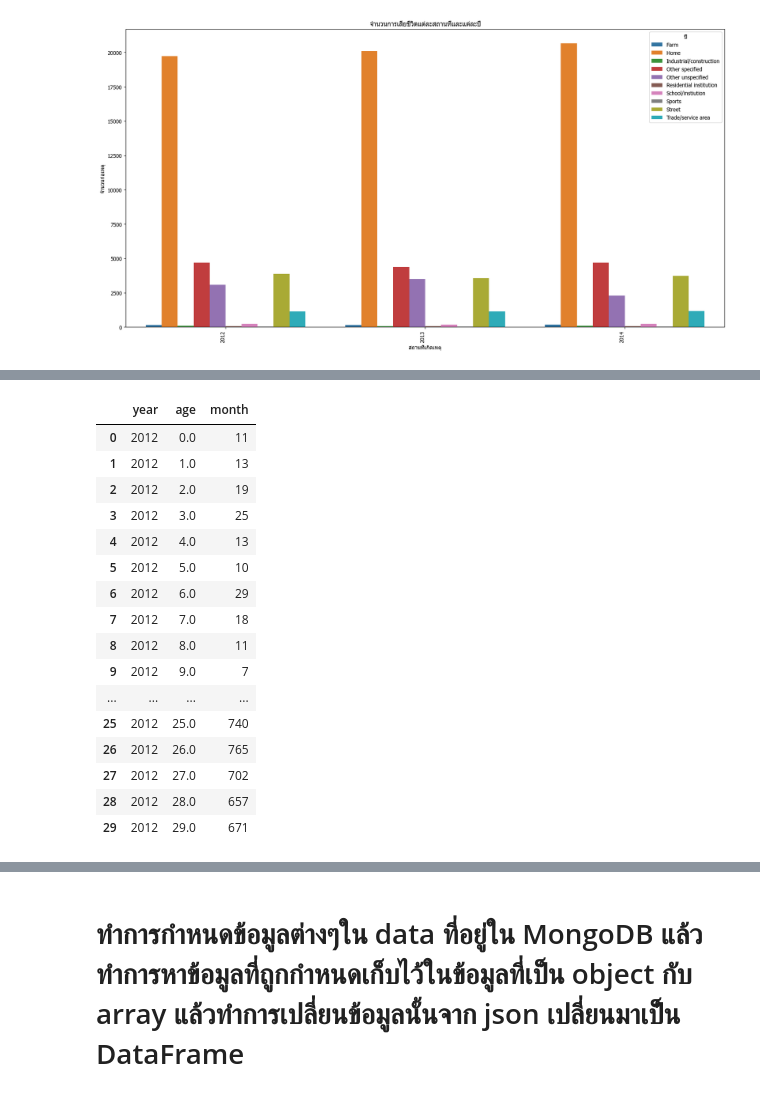
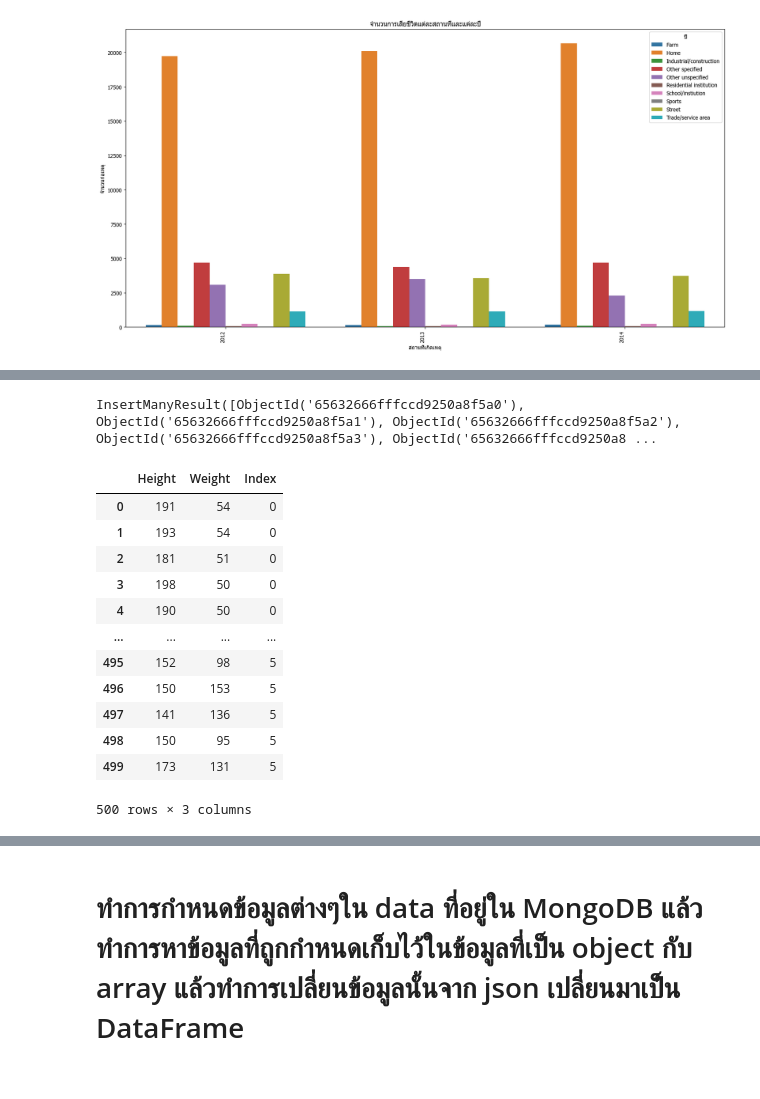
Before and after one commit to ThaphatTT/FinalDataAnalytics, a Jupyter notebook: GunAndDeathsInAmerica.ipynb, the cells around one changed output, grey strips where cells are left out. Cells and saved outputs as stored; diff of their text form; code cells hidden in the pictures.

Commit message:
Edit Description Scatter plot and import new data

```diff
--- a/GunAndDeathsInAmerica.ipynb
+++ b/GunAndDeathsInAmerica.ipynb
@@ -185,46 +187,38 @@ plt.show()
+# %%
+mycol2 = mydb['BMI']
+df2 = pd.read_csv('dataset/bmi.csv')
+d_json2 = json.loads(df2.to_json(orient='records'))
+# mycol2.insert_many(d_json2)
+# %% [output]
+InsertManyResult([ObjectId('65632666fffccd9250a8f5a0'), ObjectId('65632666fffccd9250a8f5a1'), ObjectId('65632666fffccd9250a8f5a2'), ObjectId('65632666fffccd9250a8f5a3'), ObjectId('65632666fffccd9250a8 ...
 # %%
-filter={
-    'year': {
-        '$eq': 2012,
-    },
-    'age':{
-        '$gte' : 0,
-        '$lte' : 29
-    }
-}
+filter={}
 project={
     '_id': 0,
-    'year': 1,
-    'month': 1,
-    'age': 1
+    'Gender' : 0
 }
 sort=list({
-    'month': 1
+    'Index': 1
 }.items())
 
-result4 = mycol.find(
+result4 = mycol2.find(
   filter=filter,
   projection=project,
   sort=sort
 )
 data4 = pd.DataFrame(list(result4))
-death_count2 = data4.groupby(['year', 'age'])['month'].count().reset_index()
-death_count2
+data4
 # %% [output]
-|  | year | age | month |
-| 0 | 2012 | 0.0 | 11 |
-| 1 | 2012 | 1.0 | 13 |
-| 2 | 2012 | 2.0 | 19 |
-| 3 | 2012 | 3.0 | 25 |
-| 4 | 2012 | 4.0 | 13 |
-| 5 | 2012 | 5.0 | 10 |
-| 6 | 2012 | 6.0 | 29 |
-| 7 | 2012 | 7.0 | 18 |
-| 8 | 2012 | 8.0 | 11 |
-| 9 | 2012 | 9.0 | 7 |
+|  | Height | Weight | Index |
+| 0 | 191 | 54 | 0 |
+| 1 | 193 | 54 | 0 |
+| 2 | 181 | 51 | 0 |
+| 3 | 198 | 50 | 0 |
+| 4 | 190 | 50 | 0 |
 | ... | ... | ... | ... |
-| 25 | 2012 | 25.0 | 740 |
-| 26 | 2012 | 26.0 | 765 |
-| 27 | 2012 | 27.0 | 702 |
-| 28 | 2012 | 28.0 | 657 |
-| 29 | 2012 | 29.0 | 671 |
+| 495 | 152 | 98 | 5 |
+| 496 | 150 | 153 | 5 |
+| 497 | 141 | 136 | 5 |
+| 498 | 150 | 95 | 5 |
+| 499 | 173 | 131 | 5 |
+500 rows × 3 columns
```
Also changed, not shown: parts of 7 cells of this notebook, 2 other files.
